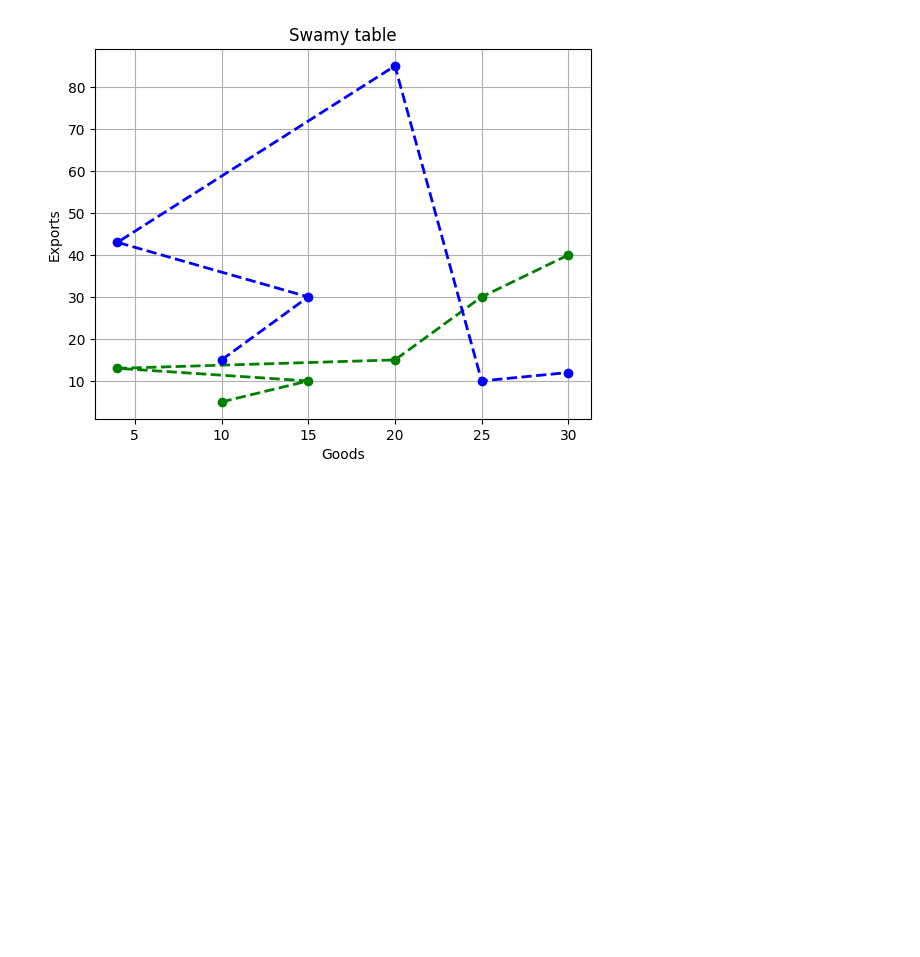
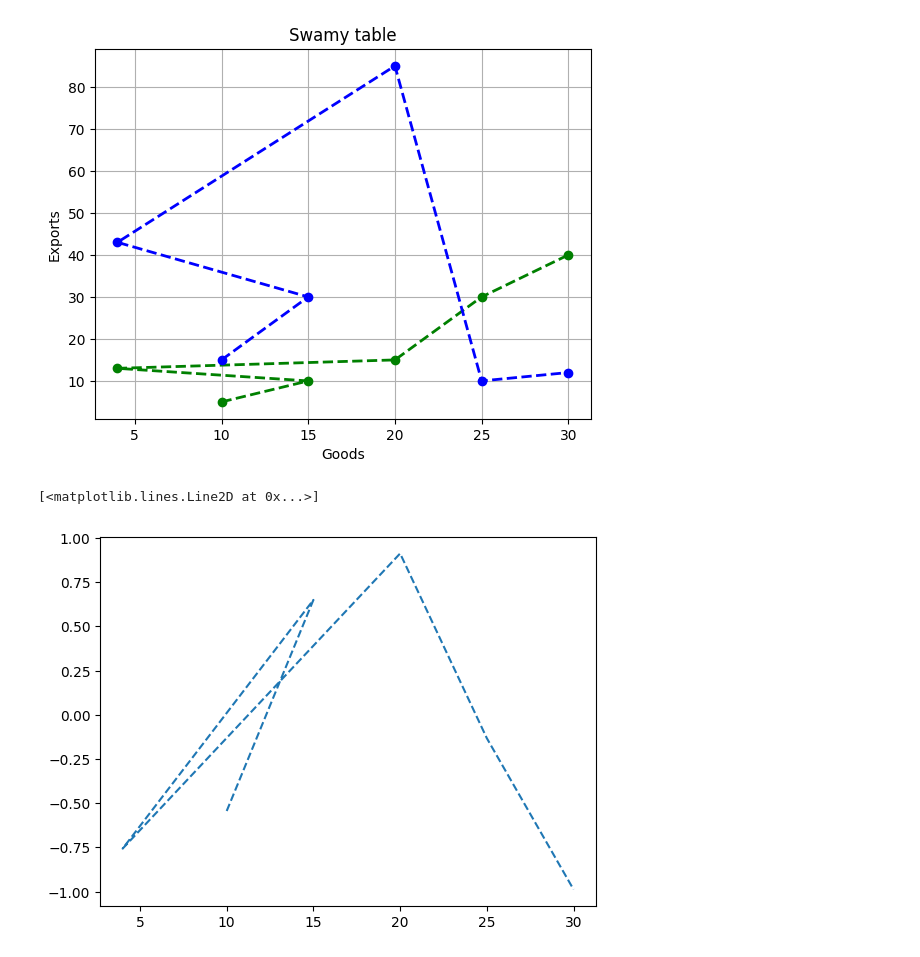
Before and after one commit to MuthuswamyNadar/Python-DSA, a Jupyter notebook: Practise Python/Module 7 (data-toolKit)/Matplotlib.ipynb, the cells around one changed output. Saved outputs shown, nothing was run; the diff lists cells and outputs as text; code cells hidden in the pictures; blank space fills up the shorter version.

```diff
--- a/Practise Python/Module 7 (data-toolKit)/Matplotlib.ipynb
+++ b/Practise Python/Module 7 (data-toolKit)/Matplotlib.ipynb
@@ -140,3 +140,9 @@ plt.plot(x,y2,color="blue",marker="o",linestyle = '--',linewidth=2)
 # %% [output]
 [<matplotlib.lines.Line2D at 0x...>]
 [figure]
+# %%
+# lines styles
+plt.plot(x,np.sin(x),'--')
+# %% [output]
+[<matplotlib.lines.Line2D at 0x...>]
+[figure, added]
```
Also changed, not shown: parts of 1 cell of this notebook.
